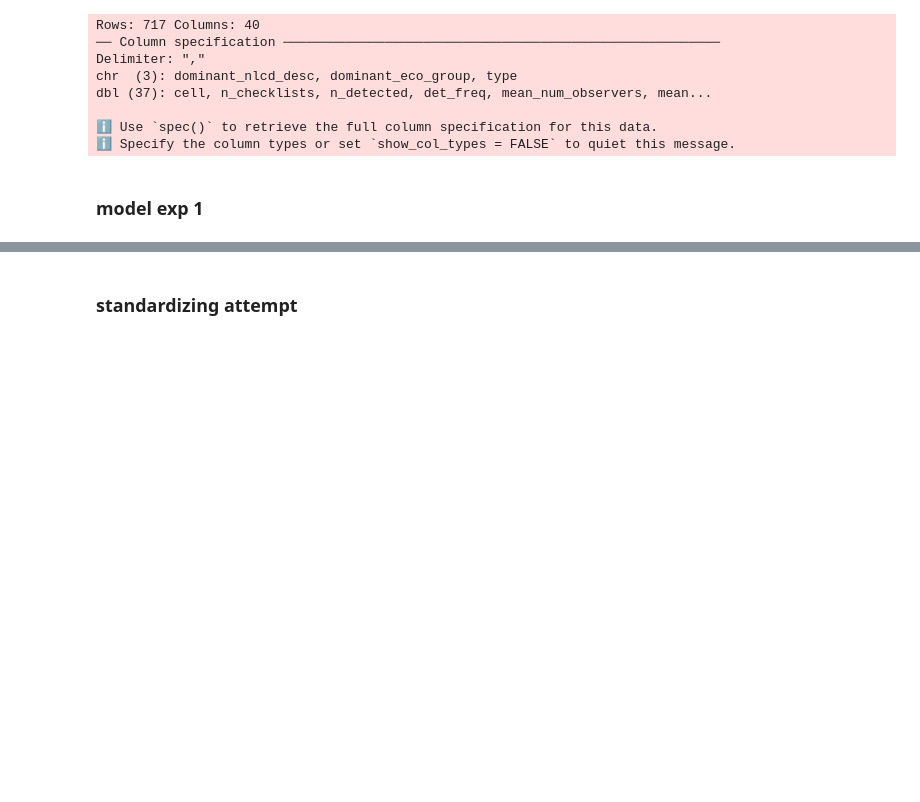
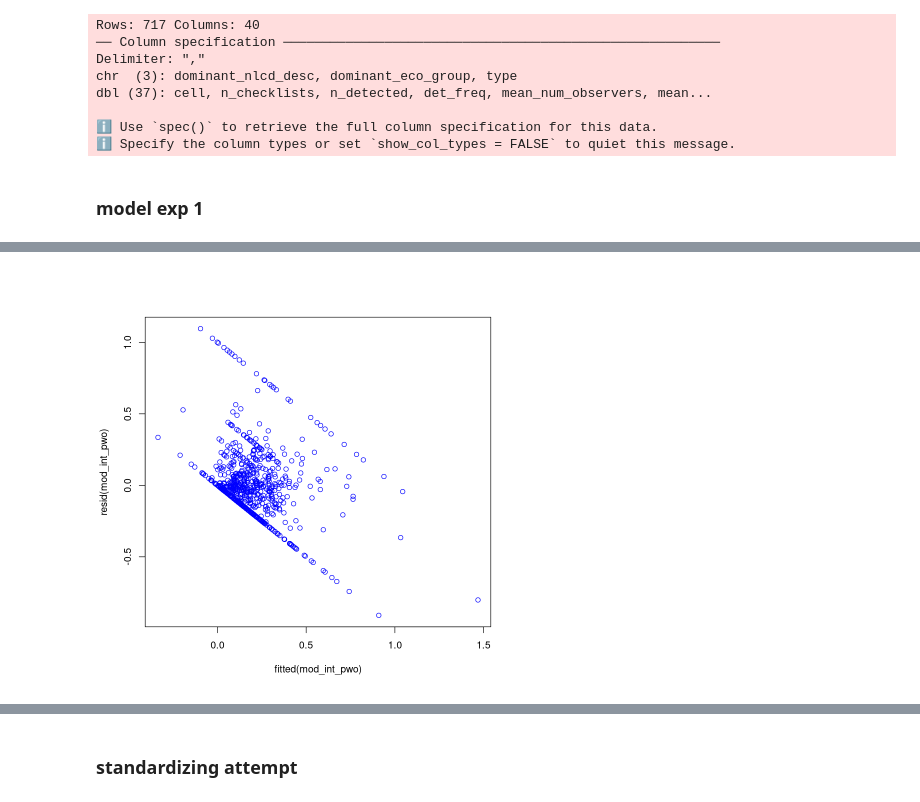
Before and after one commit to jbowen102/STAT_420_Final_Project, a Jupyter notebook: ebird_modeling.ipynb, the cells around one changed output, grey strips where cells are left out. Drawn from its saved outputs; the diff is of its cells as text; code cells hidden in the pictures; blank space fills up the shorter version.

```diff
--- a/ebird_modeling.ipynb
+++ b/ebird_modeling.ipynb
@@ -385,0 +445,6 @@ F-statistic: 18.25 on 99 and 617 DF,  p-value: < 2.2e-16
+# %%
+mod_int_pwo = lm(det_freq ~ (mean_num_observers + mean_start_time_hr + med_duration + mean_dist_km +
+                         dist_to_coast_mi + elevation_ft + dominant_eco_group +
+                         tmean_2024_C + ppt_2024_mm)^2,
+                data = ebird_features_df_pwo, weight = n_checklists)
+summary(mod_int_pwo)
@@ -385,0 +469,4 @@ F-statistic: 18.25 on 99 and 617 DF,  p-value: < 2.2e-16
+# %%
+plot(resid(mod_int_pwo) ~ fitted(mod_int_pwo), col = "blue")
+# %% [output]
+[figure, added]
```
Also changed, not shown: parts of 31 cells of this notebook, 1 other file.
